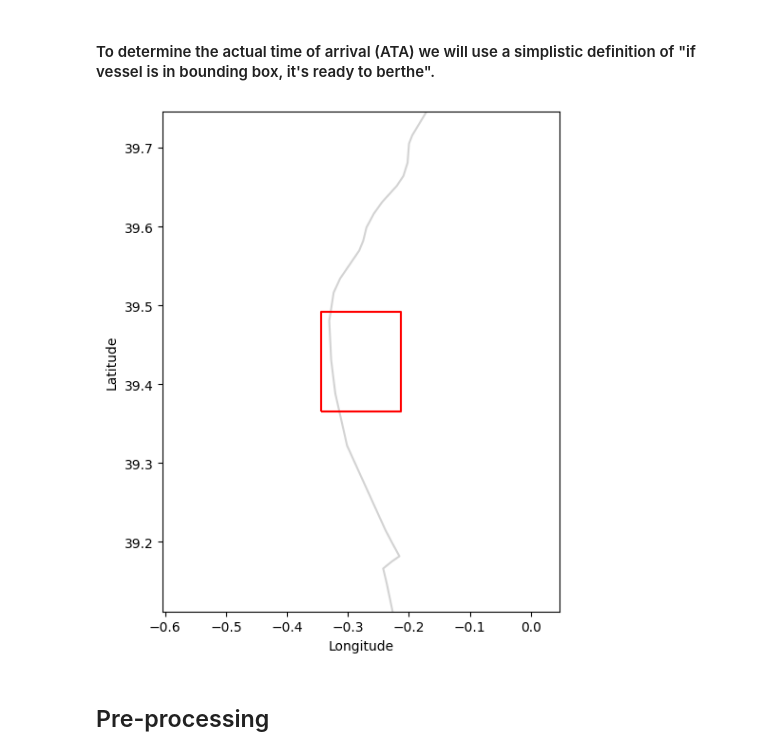
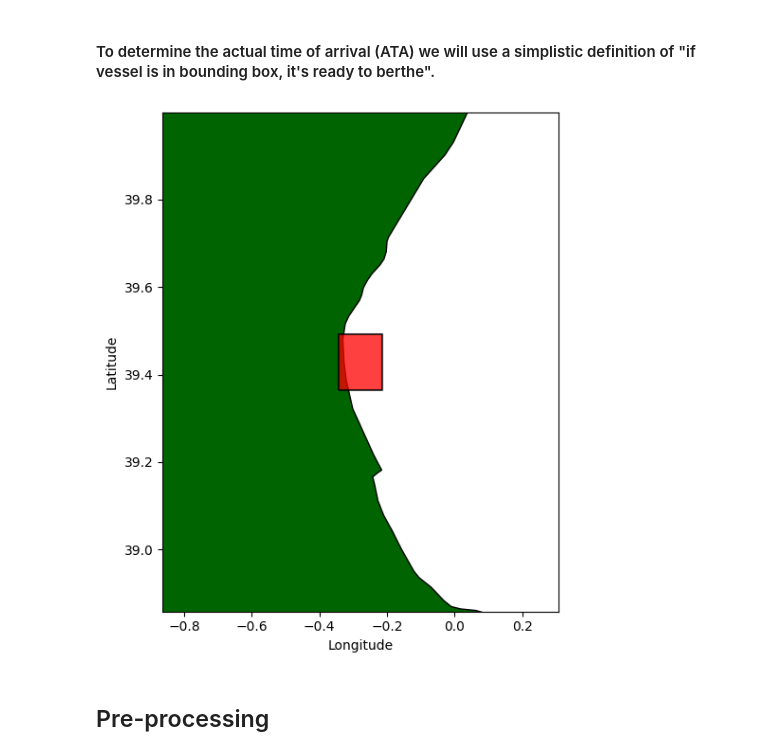
Before and after one commit to Magnuswlange/port_congestion_proj_ml, a Jupyter notebook: feature_selection.ipynb, the cells around one changed output. Cells and saved outputs as stored; diff of their text form; code cells hidden in the pictures.

Commit message:
updated coastline to countries, source natural earth. allows for easier distinction. fills in land mass

```diff
--- a/feature_selection.ipynb
+++ b/feature_selection.ipynb
@@ -13,3 +14,10 @@ import matplotlib.pyplot as plt
+# %%
+BBOX_MAX_LAT = 39.492119
+BBOX_MIN_LAT = 39.3653539
+BBOX_MIN_LON = -0.343666
+BBOX_MAX_LON = -0.213547
+# %%
+BBOX = box(BBOX_MIN_LON, BBOX_MIN_LAT, BBOX_MAX_LON, BBOX_MAX_LAT)
 # %%
 def load_parquet(path_pattern: str, engine: str ='fastparquet') -> pd.DataFrame:
     """
@@ -320,41 +353,10 @@ Index(['voyage_id', 'voyage_status', 'mmsi', 'pos_timestamp',
 # %% [markdown]
 #### To determine the actual time of arrival (ATA) we will use a simplistic definition of "if vessel is in bounding box, it's ready to berthe".
 # %%
-import matplotlib.pyplot as plt
-from shapely.geometry import box
-
-coastline = gpd.read_file("./data/ne_10m_coastline/ne_10m_coastline.shp")
-max_lat = 39.492119
-min_lat = 39.3653539
-min_lon = -0.343666
-max_lon = -0.213547
-
-bbox = box(min_lon, min_lat, max_lon, max_lat)
-bbox_gdf = gpd.GeoDataFrame(geometry=[bbox], crs="EPSG:4326") # Coordinat Reference System, WGS84 lat/long in degrees
-
-# Plot
-_, ax = plt.subplots(figsize=(6, 6))
-coastline.plot(ax=ax, color="lightgrey")
-bbox_gdf.boundary.plot(ax=ax, edgecolor="red")
-
-# Add padding around bbox (200%)
-pad_lon = (max_lon - min_lon) * 2
-pad_lat = (max_lat - min_lat) * 2
-
-x_min = min_lon - pad_lon
-x_max = max_lon + pad_lon
-y_min = min_lat - pad_lat
-y_max = max_lat + pad_lat
-
-ax.set_xlim(x_min, x_max)
-ax.set_ylim(y_min, y_max)
-
-ax.set_xlabel("Longitude")
-ax.set_ylabel("Latitude")
-plt.tight_layout()
-plt.show()
+coastline = gpd.read_file("./data/ne_10m_admin_0_countries/ne_10m_admin_0_countries.shp")
+draw_bbox(coastline, BBOX)
 # %% [output]
-[figure, old version]
+[figure, new version]
 # %% [markdown]
 ## Pre-processing
 # %% [markdown]
```
Also changed, not shown: parts of 19 cells of this notebook.
